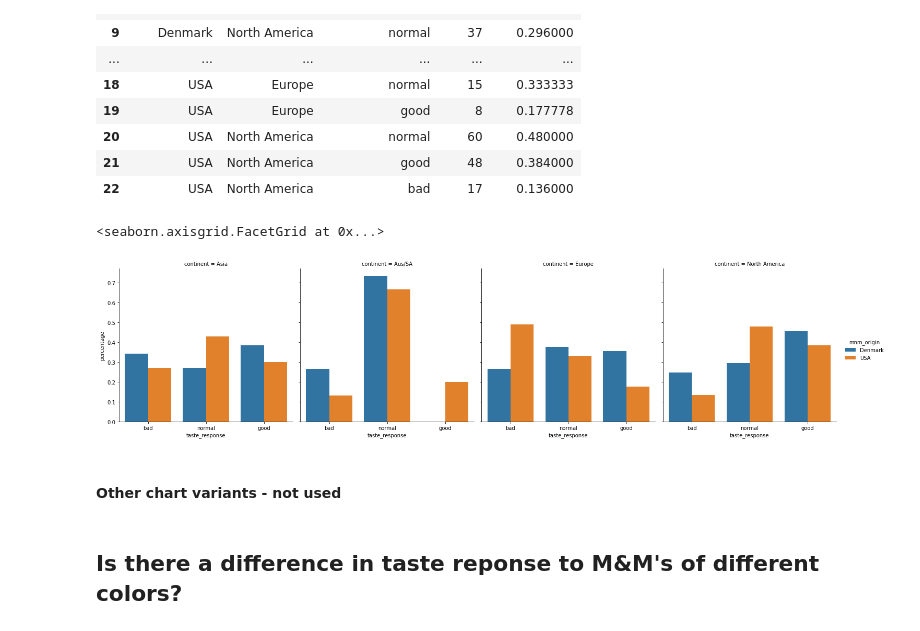
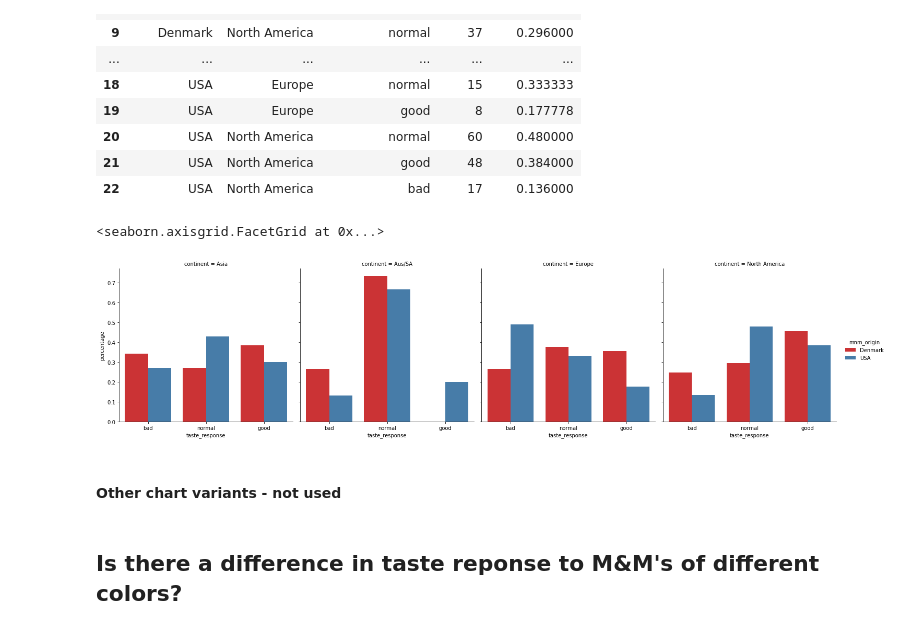
Before and after one commit to erinhwilson/mnm-taste-test, a Jupyter notebook: mnm_analysis.ipynb, the cells around one changed output. Drawn from its saved outputs; the diff is of its cells as text; code cells hidden in the pictures.

```diff
--- a/mnm_analysis.ipynb
+++ b/mnm_analysis.ipynb
@@ -358,12 +362,12 @@ table2
 | 22 | USA | North America | bad | 17 | 0.136000 |
 # %%
 sns.catplot(data=table2, x='taste_response',y='percentage',
-            hue='mnm_origin',col="continent",kind='bar',order=order)
+            hue='mnm_origin',col="continent",kind='bar',order=order,palette='Set1')
 # %% [output]
 <seaborn.axisgrid.FacetGrid at 0x...>
-[figure, old version]
+[figure, new version]
-# %% [markdown]
-#### Other chart variants - not used
+# %% [markdown]
+#### Other chart variants - not used
 # %%
 # alt.Chart(df).mark_bar(size=25).encode(
 #     x=alt.X('taste_response:N',title="M&M Origin",sort=taste_order,
```
Also changed, not shown: parts of 58 cells of this notebook.
